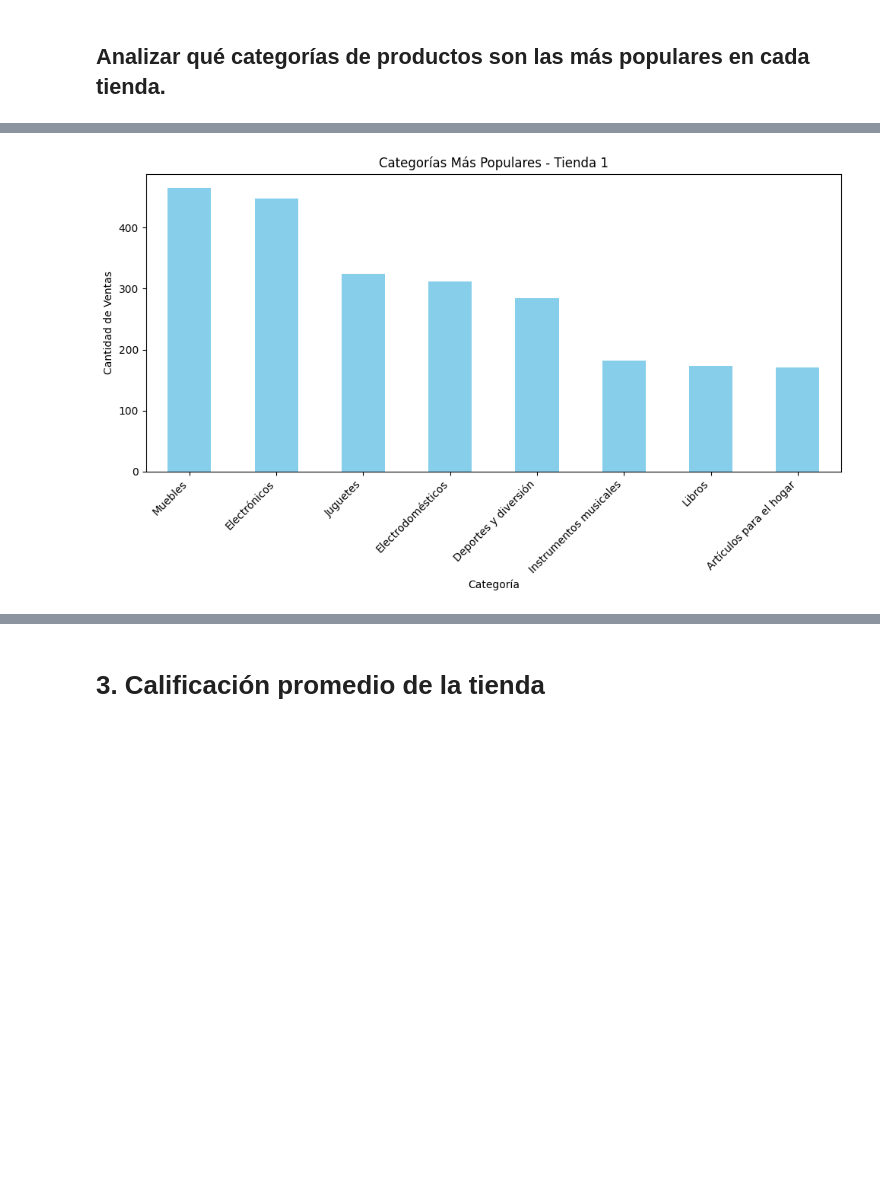
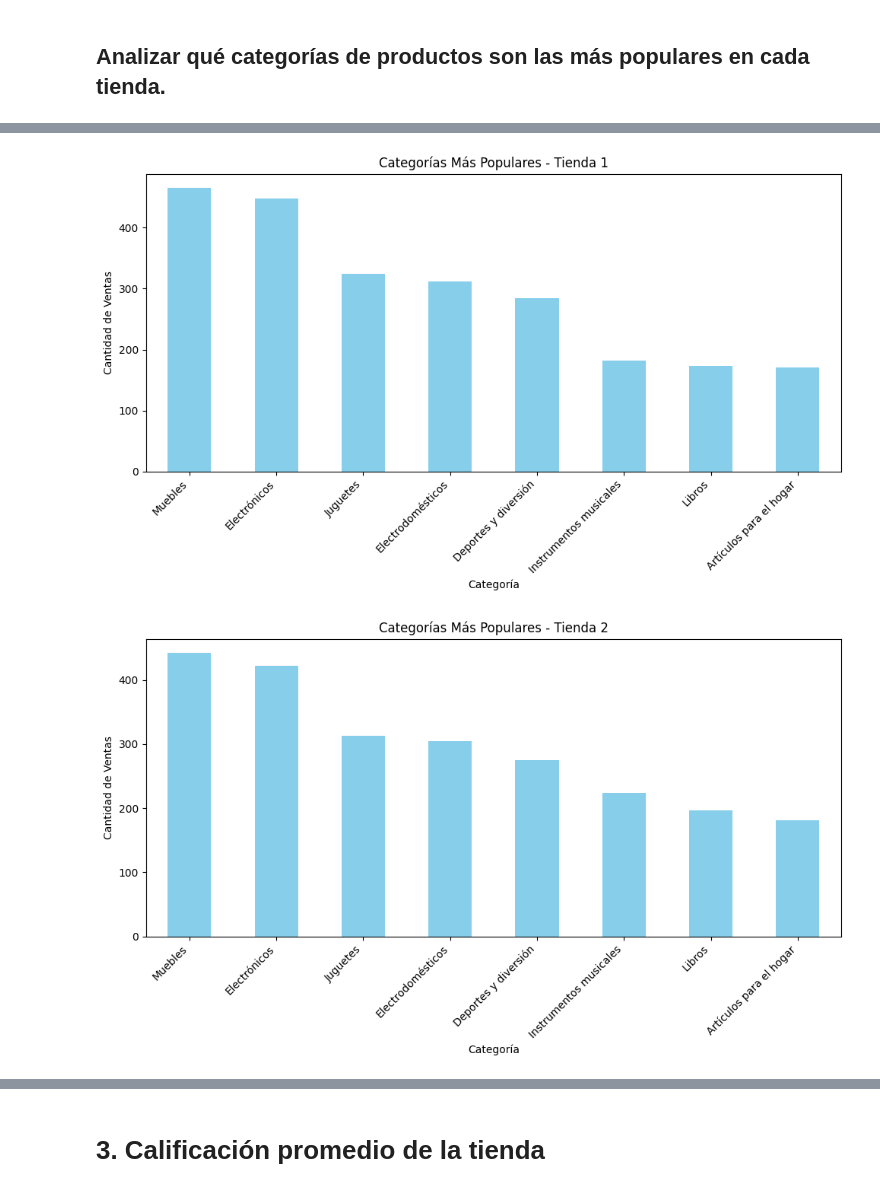
Before and after one commit to javito72/desafio_alura_store_latam, a Jupyter notebook: desafio_alura_store_latam.ipynb, the cells around one changed output, grey strips where cells are left out. Cells and saved outputs as stored; diff of their text form; code cells hidden in the pictures; blank space fills up the shorter version.

```diff
--- a/desafio_alura_store_latam.ipynb
+++ b/desafio_alura_store_latam.ipynb
@@ -88,30 +88,61 @@ cat_tienda4 = tienda4['Categoría del Producto'].value_counts()
 print(cat_tienda4)
 
 # Visualización para Tienda 1 (ejemplo)
 plt.figure(figsize=(10, 6))
 cat_tienda1.plot(kind='bar', color='skyblue')
 plt.xlabel('Categoría')
 plt.ylabel('Cantidad de Ventas')
 plt.title('Categorías Más Populares - Tienda 1')
 plt.xticks(rotation=45, ha='right')
 plt.tight_layout()
 plt.show()
+
+# Visualización para Tienda 2 (ejemplo)
+plt.figure(figsize=(10, 6))
+cat_tienda2.plot(kind='bar', color='skyblue')
+plt.xlabel('Categoría')
+plt.ylabel('Cantidad de Ventas')
+plt.title('Categorías Más Populares - Tienda 2')
+plt.xticks(rotation=45, ha='right')
+plt.tight_layout()
+plt.show()
+
+# Visualización para Tienda 3 (ejemplo)
+plt.figure(figsize=(10, 6))
+cat_tienda3.plot(kind='bar', color='skyblue')
+plt.xlabel('Categoría')
+plt.ylabel('Cantidad de Ventas')
+plt.title('Categorías Más Populares - Tienda 3')
+plt.xticks(rotation=45, ha='right')
+plt.tight_layout()
+plt.show()
+
+# Visualización para Tienda 4 (ejemplo)
+plt.figure(figsize=(10, 6))
+cat_tienda4.plot(kind='bar', color='skyblue')
+plt.xlabel('Categoría')
+plt.ylabel('Cantidad de Ventas')
+plt.title('Categorías Más Populares - Tienda 4')
+plt.xticks(rotation=45, ha='right')
+plt.tight_layout()
+plt.show()
 # %% [output]
 === CATEGORÍAS MÁS POPULARES POR TIENDA ===
 
 TIENDA 1:
 Categoría del Producto
 Muebles                    465
 Electrónicos               448
 Juguetes                   324
 Electrodomésticos          312
 Deportes y diversión       284
 Instrumentos musicales     182
 Libros                     173
 Artículos para el hogar    171
 ... (33 lines left out)
 Artículos para el hogar    201
 Libros                     187
 Instrumentos musicales     170
 Name: count, dtype: int64
 [figure]
+[figure, added]
```
Also changed, not shown: parts of 4 cells of this notebook.
